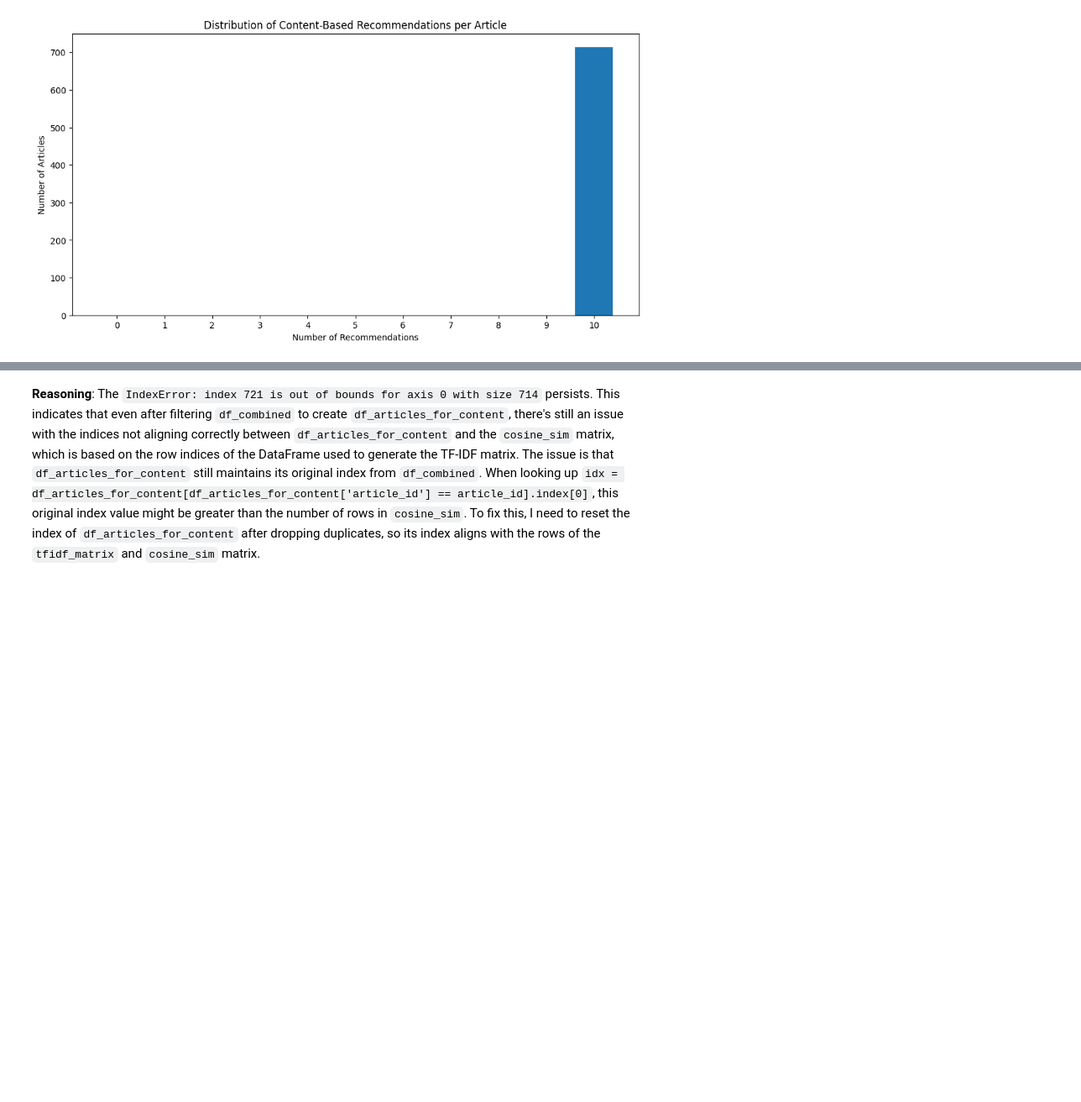
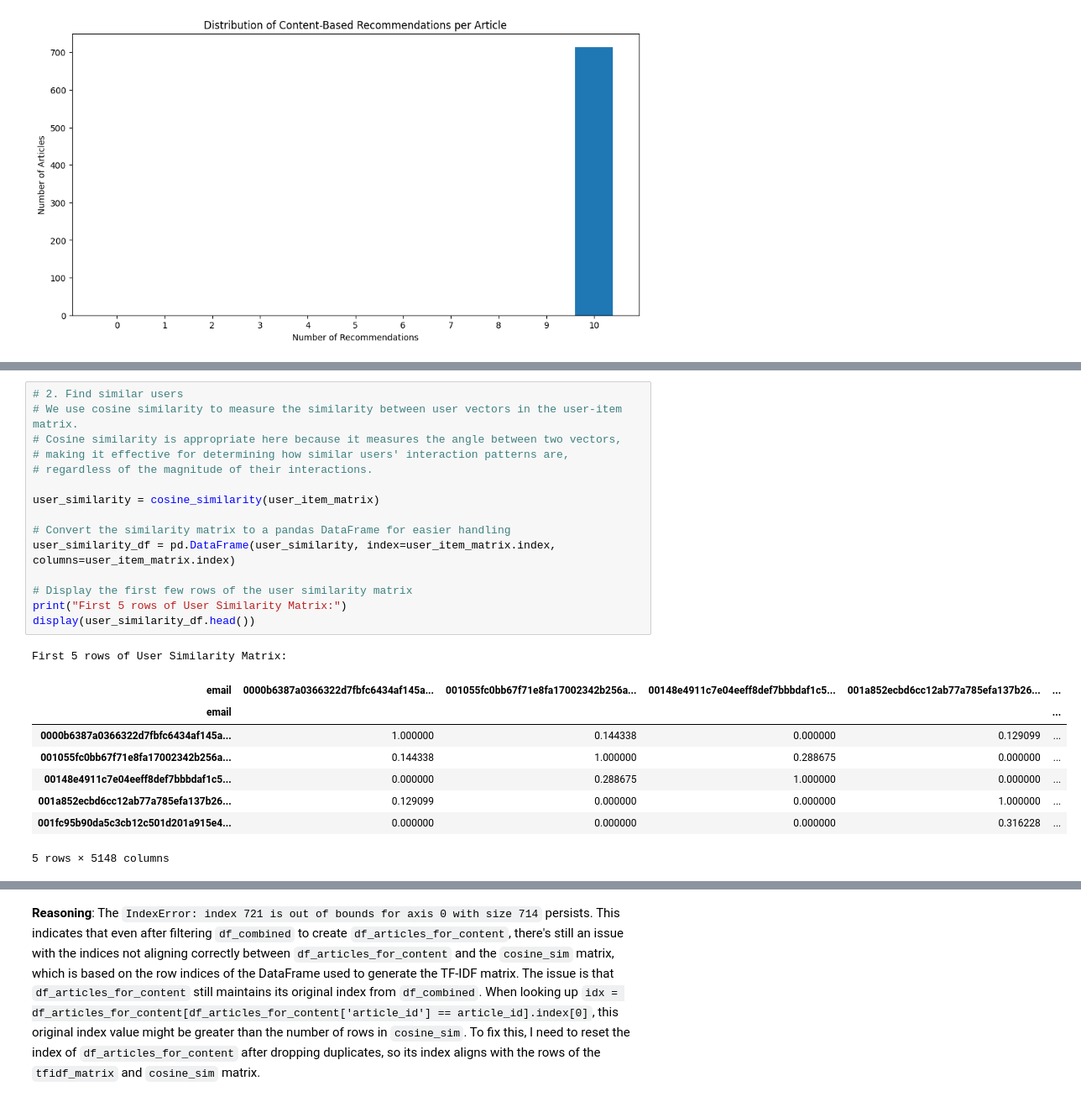
Before and after one commit to churamani2030dev/IBM_watson_studio_datascience, a Jupyter notebook: IBM_watson_studio_DS.ipynb, the cells around one changed output, grey strips where cells are left out. Shown at 84% size. Saved outputs shown, nothing was run; the diff lists cells and outputs as text; blank space fills up the shorter version.

```diff
--- a/IBM_watson_studio_DS.ipynb
+++ b/IBM_watson_studio_DS.ipynb
@@ -777,0 +1008,25 @@ plt.show()
+# %%
+# 2. Find similar users
+# We use cosine similarity to measure the similarity between user vectors in the user-item matrix.
+# Cosine similarity is appropriate here because it measures the angle between two vectors,
+# making it effective for determining how similar users' interaction patterns are,
+# regardless of the magnitude of their interactions.
+
+user_similarity = cosine_similarity(user_item_matrix)
+
+# Convert the similarity matrix to a pandas DataFrame for easier handling
+user_similarity_df = pd.DataFrame(user_similarity, index=user_item_matrix.index, columns=user_item_matrix.index)
+
+# Display the first few rows of the user similarity matrix
+print("First 5 rows of User Similarity Matrix:")
+display(user_similarity_df.head())
+# %% [output]
+First 5 rows of User Similarity Matrix:
+| email | 0000b6387a0366322d7fbfc6434af145a... | 001055fc0bb67f71e8fa17002342b256a... | 00148e4911c7e04eeff8def7bbbdaf1c5... | 001a852ecbd6cc12ab77a785efa137b26... | ... |
+| email |  |  |  |  | ... |
+| 0000b6387a0366322d7fbfc6434af145a... | 1.000000 | 0.144338 | 0.000000 | 0.129099 | ... |
+| 001055fc0bb67f71e8fa17002342b256a... | 0.144338 | 1.000000 | 0.288675 | 0.000000 | ... |
+| 00148e4911c7e04eeff8def7bbbdaf1c5... | 0.000000 | 0.288675 | 1.000000 | 0.000000 | ... |
+| 001a852ecbd6cc12ab77a785efa137b26... | 0.129099 | 0.000000 | 0.000000 | 1.000000 | ... |
+| 001fc95b90da5c3cb12c501d201a915e4... | 0.000000 | 0.000000 | 0.000000 | 0.316228 | ... |
+5 rows × 5148 columns
```
Also changed, not shown: parts of 25 cells of this notebook.
